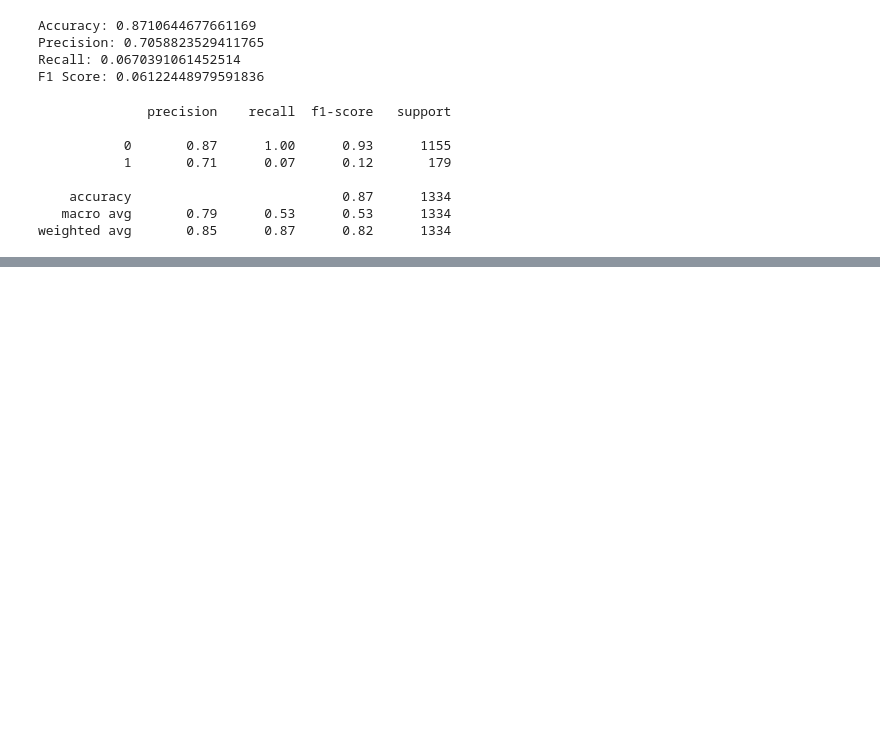
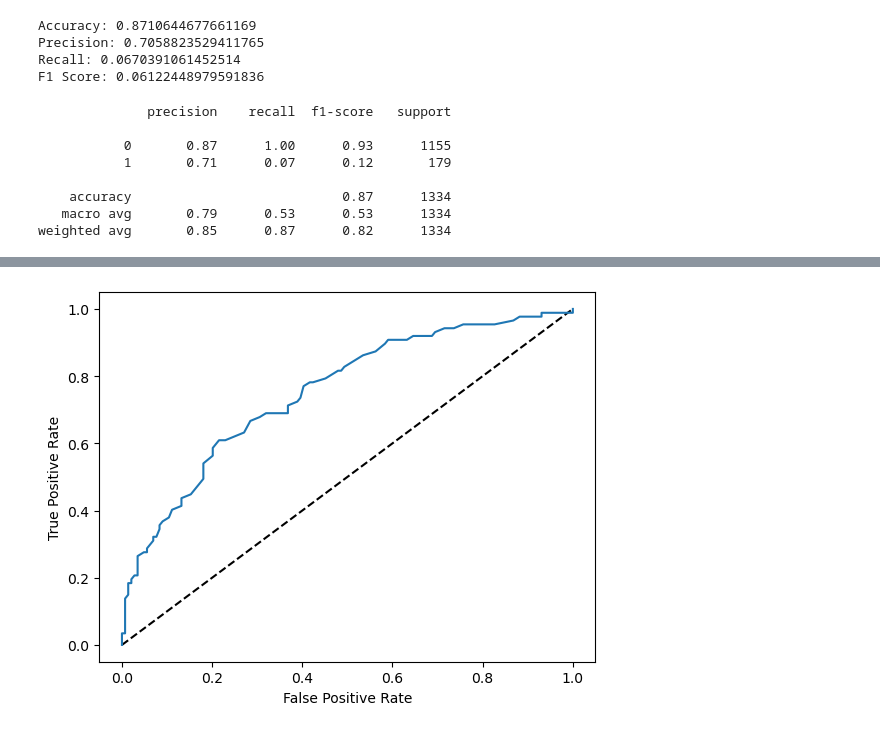
Before and after one commit to drksz/Learning-ML, a Jupyter notebook: sklearn-supervised-learning/sklearnFineTuning.ipynb, the cells around one changed output, grey strips where cells are left out. Cells and saved outputs as stored; diff of their text form; code cells hidden in the pictures; blank space fills up the shorter version.

Commit message:
added logit regression and ROC, ROC AUC metrics

```diff
--- a/sklearn-supervised-learning/sklearnFineTuning.ipynb
+++ b/sklearn-supervised-learning/sklearnFineTuning.ipynb
@@ -124,0 +166,11 @@ weighted avg       0.85      0.87      0.82      1334
+# %%
+from sklearn.linear_model import LogisticRegression
+logit_model = LogisticRegression()
+
+# Using telco churn data train-test split
+logit_model.fit(X_train, y_train)
+y_pred = logit_model.predict(X_test)
+# %%
+# Storing the probabilities
+# Slicing to only get probability for positive predictions
+pred_probabilities = logit_model.predict_proba(X_test)[:, 1]
@@ -124,0 +201,20 @@ weighted avg       0.85      0.87      0.82      1334
+# %%
+# Plotting an ROC curve in sklearn
+from sklearn.metrics import roc_curve
+
+# We unpack the return valuese of roc_curve()
+# The variables represent our false and true positive rates and
+# the thresholds used to calculate each fpr-tpr pair
+# We also pass the true y-values and predicted y-values
+fpr, tpr, thresholds = roc_curve(y_test, pred_probabilities)
+# %%
+fig, ax = plt.subplots()
+
+ax.plot(x_axis, y_axis, linestyle='--', color='black')
+ax.plot(fpr, tpr)
+
+plt.xlabel('False Positive Rate')
+plt.ylabel('True Positive Rate')
+plt.show()
+# %% [output]
+[figure, added]
```
Also changed, not shown: parts of 12 cells of this notebook.
